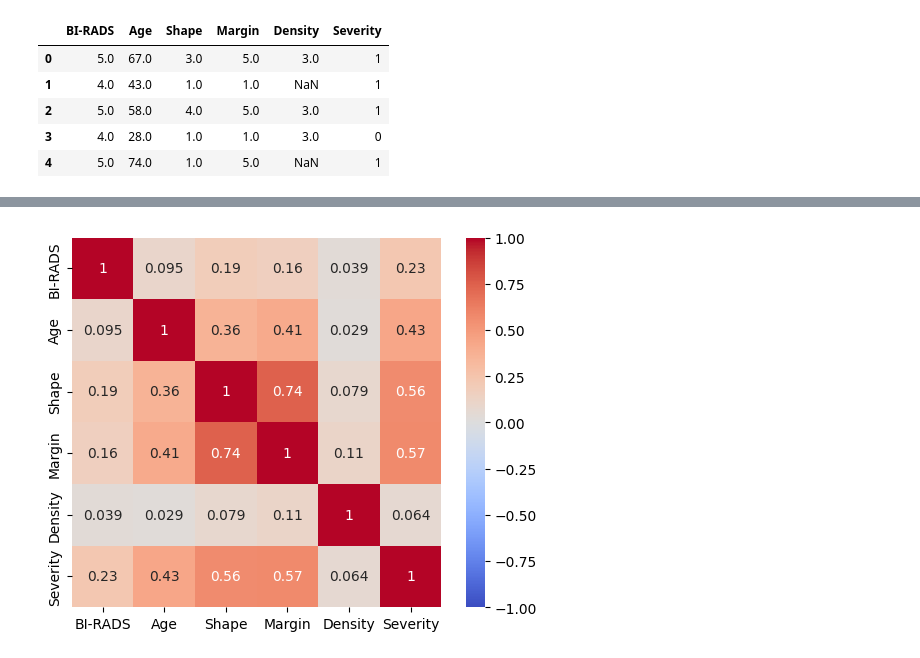
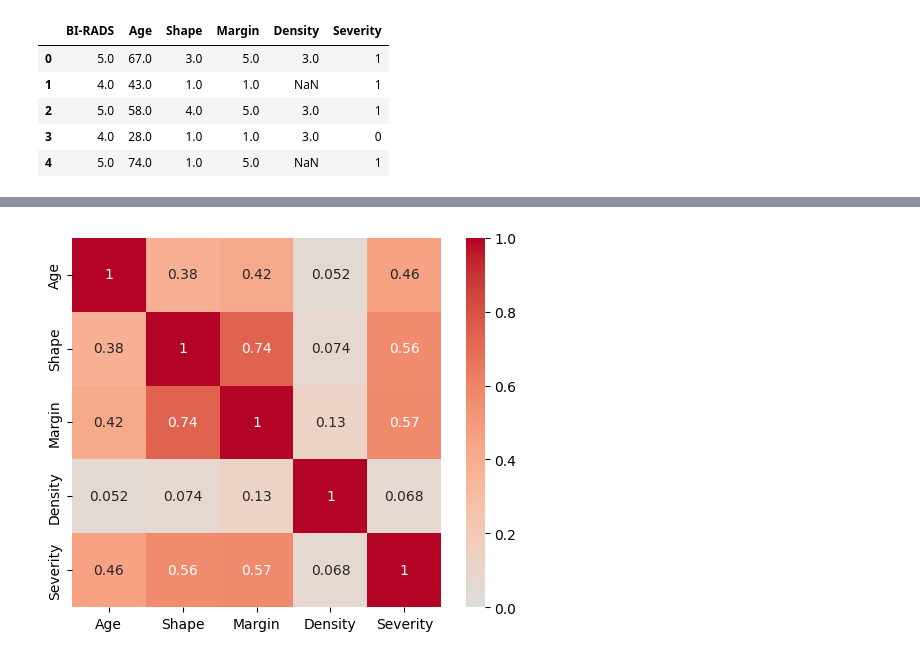
Before and after one commit to ceciliasant/AAproj1, a Jupyter notebook: proj1.ipynb, the cells around one changed output, grey strips where cells are left out. Cells and saved outputs as stored; diff of their text form; code cells hidden in the pictures.

Commit message:
data exploration 3

```diff
--- a/proj1.ipynb
+++ b/proj1.ipynb
@@ -60,3 +41,7 @@ sns.pairplot(data=data, hue='Severity')
+# %%
+## Eliminating "BI-RADS" column
+
+df = data.drop('BI-RADS', axis=1)
 # %%
 ## Missing values
 
@@ -80,0 +65,5 @@ plt.show()
+# %%
+## Eliminating missing values
+
+df = df.dropna()
+df.describe()
@@ -81,16 +105,16 @@ plt.show()
 # %%
 ## Correlation matrix
 
-correlation_matrix = data.corr()
+correlation_matrix = df.corr()
 
 axis_corr = sns.heatmap(
 correlation_matrix,
-vmin=-1, vmax=1, center=0,
+vmin=0, vmax=1, center=0,
 cmap= 'coolwarm',
 annot=True,
 square=True
 )
 
 plt.show()
 # %% [output]
-[figure, old version]
+[figure, new version]
```
Also changed, not shown: parts of 9 cells of this notebook.
